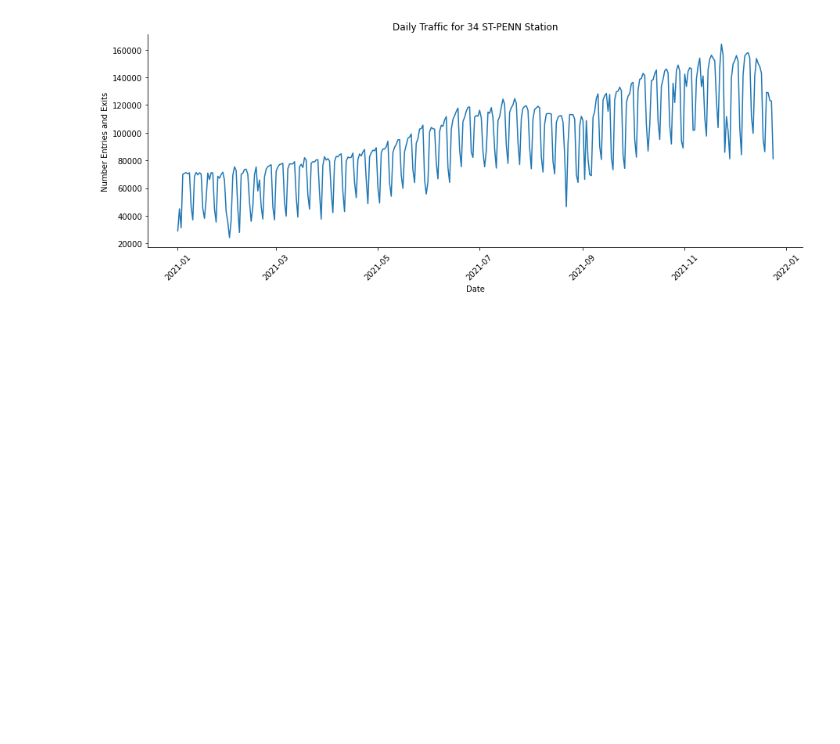
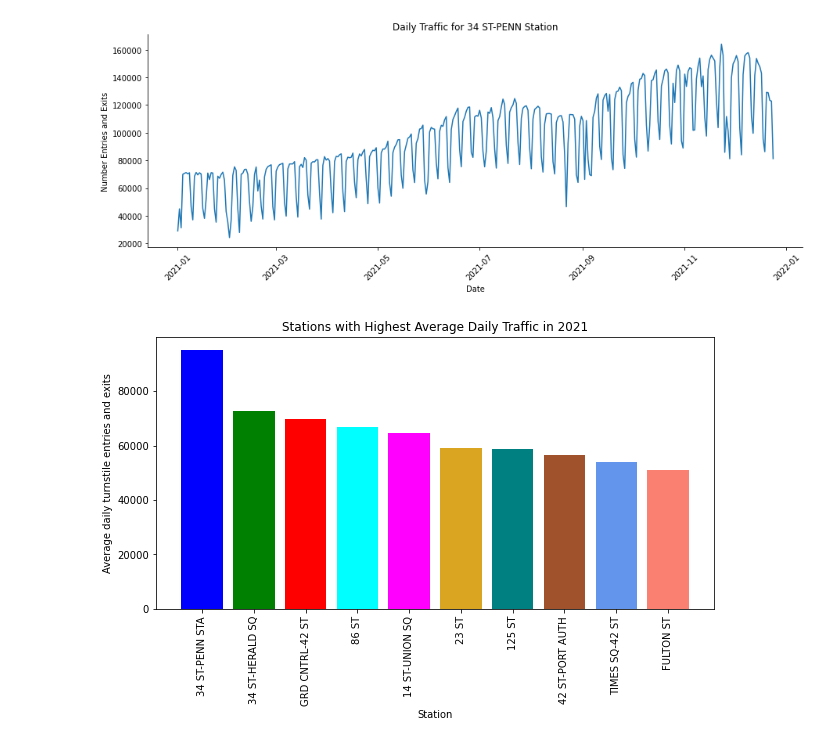
Before and after one commit to ngoodby/EDA-Project, a Jupyter notebook: EDA_Project.ipynb, the cells around one changed output. Saved outputs shown, nothing was run; the diff lists cells and outputs as text; code cells hidden in the pictures; blank space fills up the shorter version.

```diff
--- a/EDA_Project.ipynb
+++ b/EDA_Project.ipynb
@@ -273,6 +273,17 @@ monthly_in_out = (monthly_in_out.groupby(['STATION','MONTH'])
                   .reset_index()
                   .rename(columns = {'DAILY_IN_OUT':'MONTHLY_IN_OUT'})
                  )
+# %%
+plt.figure(figsize=(10,5))
+plt.bar(x = mean_daily_in_out.STATION[:10], height = mean_daily_in_out.MEAN_DAILY_IN_OUT[:10],
+        color = ['blue','green','red','cyan','magenta','goldenrod','teal','sienna','cornflowerblue','salmon'])
+plt.xticks(rotation=90)
+plt.xlabel('Station')
+plt.ylabel('Average daily turnstile entries and exits')
+plt.title('Stations with Highest Average Daily Traffic in 2021')
+plt.savefig('top_10.jpg', bbox_inches = 'tight');
+# %% [output]
+[figure, added]
 # %%
 colors = {'34 ST-PENN STA':'blue','34 ST-HERALD SQ':'green',
           'GRD CNTRL-42 ST':'red','86 ST':'cyan','14 ST-UNION SQ':'magenta','23 ST':'goldenrod',
```
Also changed, not shown: parts of 16 cells of this notebook, 4 other files.
